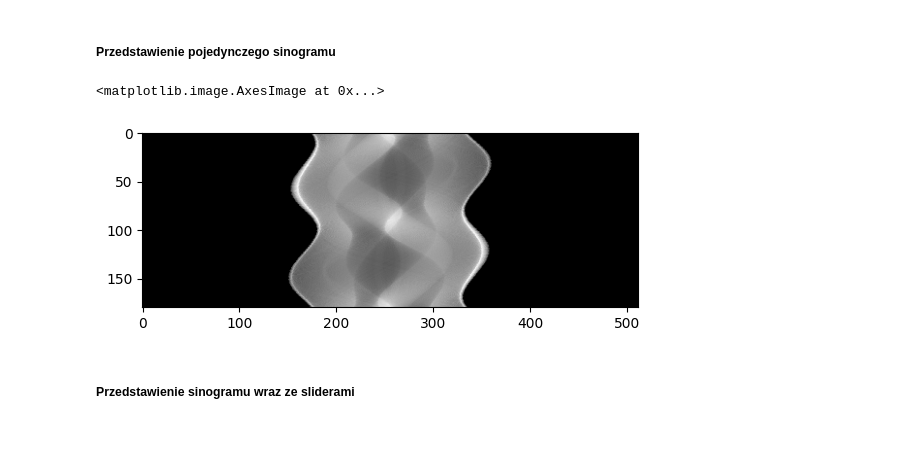
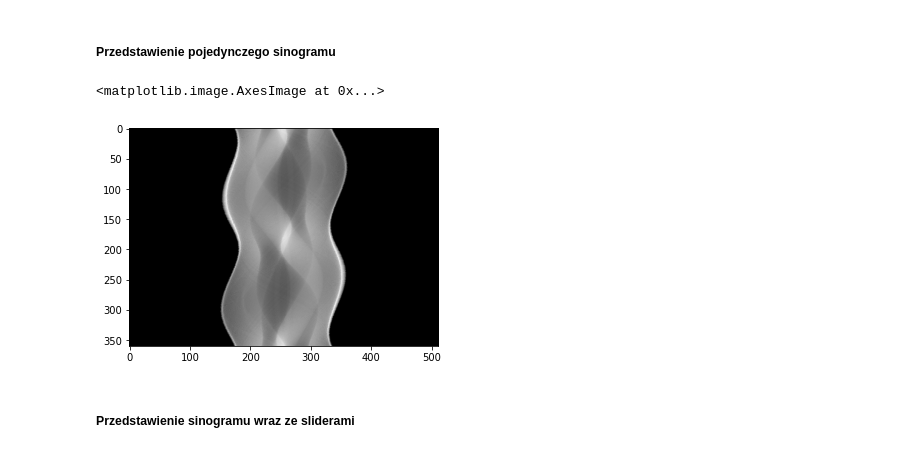
Before and after one commit to JanOdwazny/tomograf, a Jupyter notebook: tomograf.ipynb, the cells around one changed output. Saved outputs shown, nothing was run; the diff lists cells and outputs as text; code cells hidden in the pictures.

```diff
--- a/tomograf.ipynb
+++ b/tomograf.ipynb
@@ -246,14 +286,14 @@ def update_sinogram(alpha, num_detectors, num_of_scans):
 ##### Przedstawienie pojedynczego sinogramu
 # %%
 number_of_detectors = padded_img.shape[0]
-emitter_change_angle = 2
+emitter_change_angle = 1
 radius = padded_img.shape[0]//2
 angle_range = 270
 sino = radon_transform(padded_img, radius, angle_range, emitter_change_angle, number_of_detectors)
 plt.imshow(sino, cmap="gray")
 # %% [output]
 <matplotlib.image.AxesImage at 0x...>
-[figure, old version]
+[figure, new version]
 # %% [markdown]
 ##### Przedstawienie sinogramu wraz ze sliderami
 # %%
```
Also changed, not shown: parts of 9 cells of this notebook, 2 other files.
